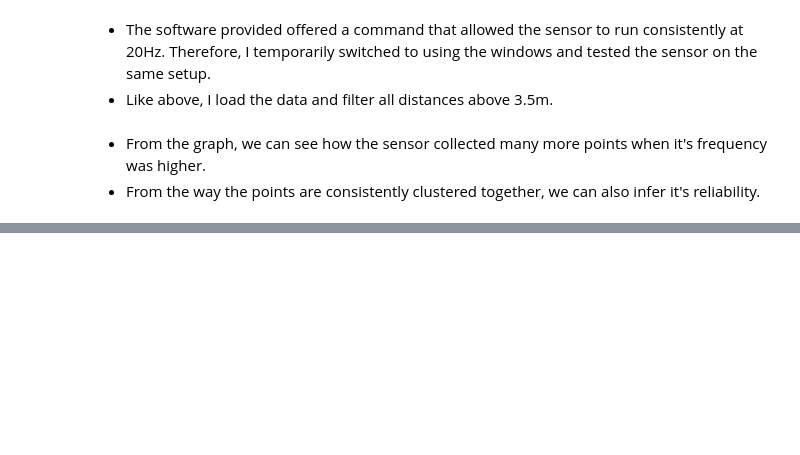
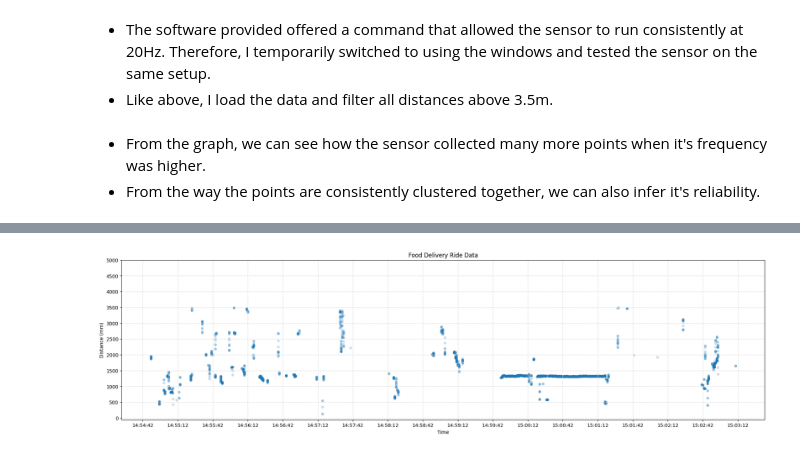
Before and after one commit to wuihee/cycling-safety-analysis, a Jupyter notebook: data_analysis/Laser_Outdoor_Tests.ipynb, the cells around one changed output, grey strips where cells are left out. Cells and saved outputs as stored; diff of their text form; code cells hidden in the pictures; blank space fills up the shorter version.

Commit message:
Updated data analysis

```diff
--- a/data_analysis/Laser_Outdoor_Tests.ipynb
+++ b/data_analysis/Laser_Outdoor_Tests.ipynb
@@ -35,6 +35,7 @@ In the first test, the sensor was mounted on a stationary bike along Yuan Ching
 # %%
 STATIONARY_PATH_1 = pathlib.Path("./data/laser_outdoor_tests/yuan_ching_rd.txt")
 STATIONARY_PATH_2 = pathlib.Path("./data/laser_outdoor_tests/yuan_ching_rd_2.txt")
+FOOD_DELIVERY_1 = pathlib.Path("./data/laser_outdoor_tests/food_delivery_1.txt")
 
 data_loader = DataLoader()
 graphs = OutdoorGraphs()
@@ -74,0 +81,9 @@ plt.show()
+# %%
+timings, distances, strengths = data_loader.load_data_from_file(FOOD_DELIVERY_1)
+distances = data_cleaner.fliter_above(distances, 3500)
+# %%
+fig, axes = plt.subplots(figsize=(24, 6))
+graphs.scatter_time_vs_distance(axes, timings, distances, title="Food Delivery Ride Data")
+plt.show()
+# %% [output]
+[figure, added]
```
Also changed, not shown: parts of 5 cells of this notebook, 7 other files.
